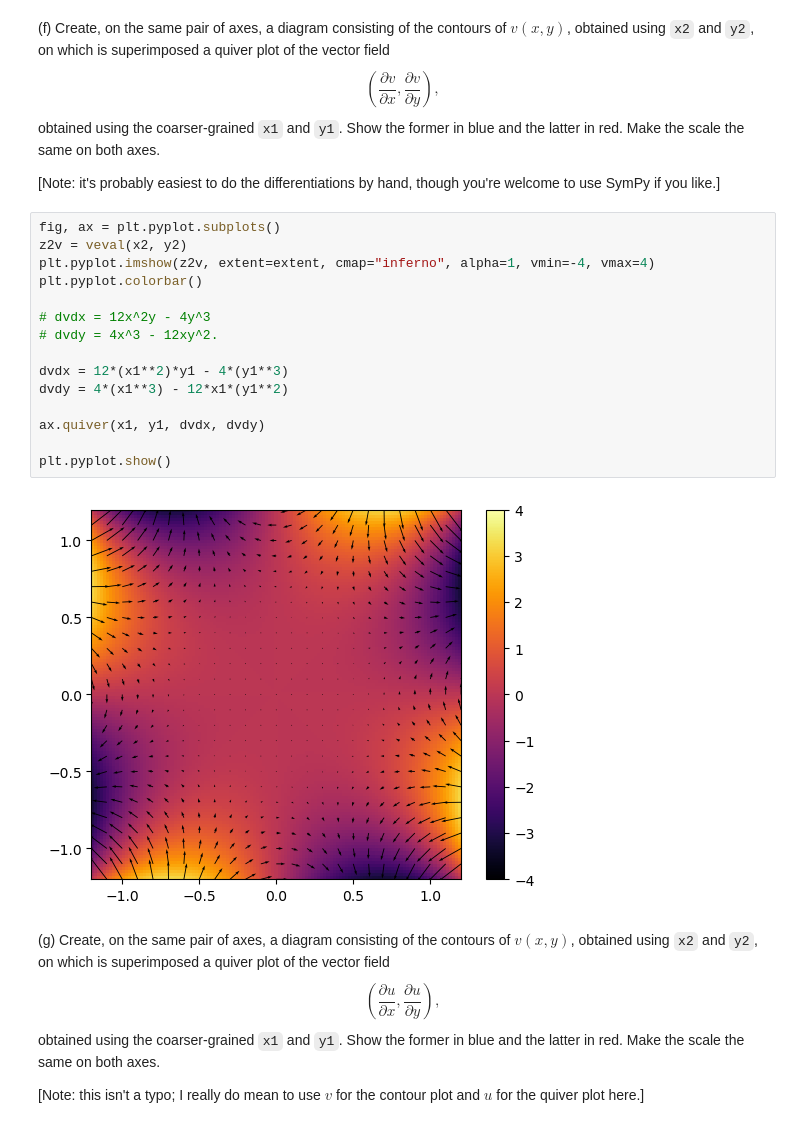
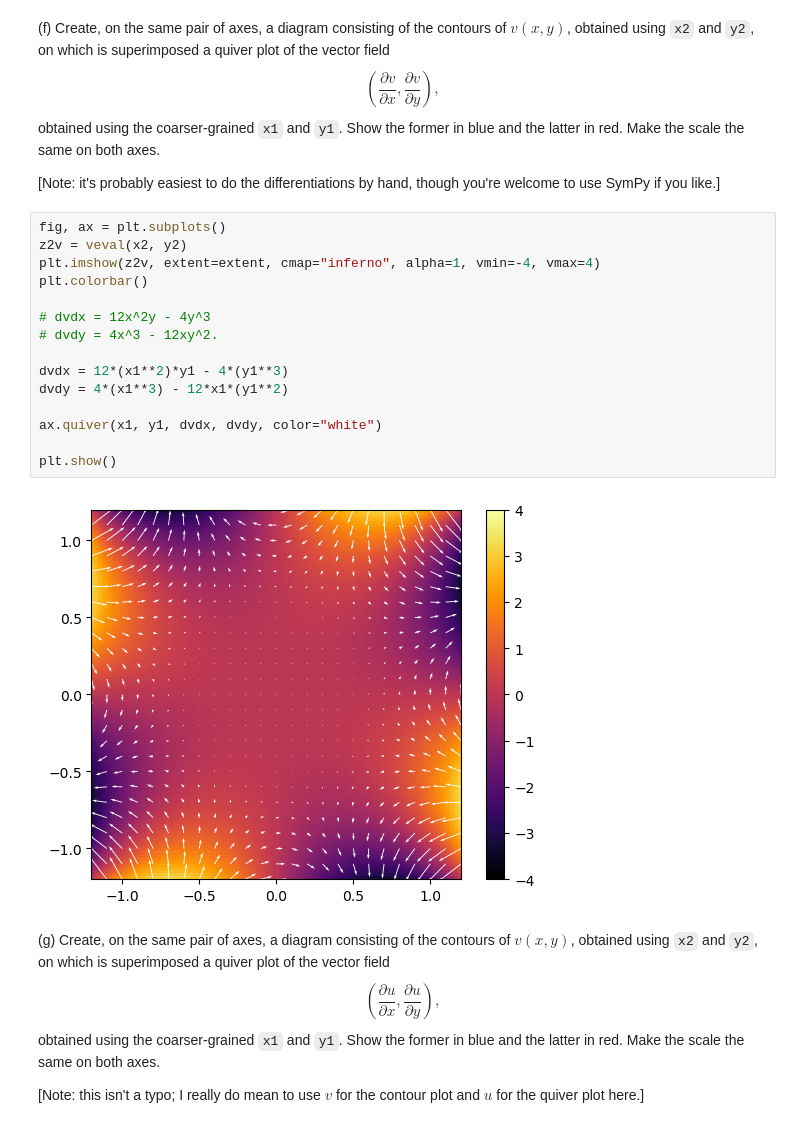
Before and after one commit to Imperial-MATH40006/math40006-2022-23-term2-week4-AridJazzBand, a Jupyter notebook: term2week4.ipynb, the cells around one changed output. Drawn from its saved outputs; the diff is of its cells as text.

```diff
--- a/term2week4.ipynb
+++ b/term2week4.ipynb
@@ -340,22 +340,22 @@ obtained using the coarser-grained `x1` and `y1`. Show the former in blue and th
 
 [Note: it's probably easiest to do the differentiations by hand, though you're welcome to use SymPy if you like.]
 # %%
-fig, ax = plt.pyplot.subplots()
+fig, ax = plt.subplots()
 z2v = veval(x2, y2)
-plt.pyplot.imshow(z2v, extent=extent, cmap="inferno", alpha=1, vmin=-4, vmax=4)
-plt.pyplot.colorbar()
+plt.imshow(z2v, extent=extent, cmap="inferno", alpha=1, vmin=-4, vmax=4)
+plt.colorbar()
 
 # dvdx = 12x^2y - 4y^3
 # dvdy = 4x^3 - 12xy^2.
 
 dvdx = 12*(x1**2)*y1 - 4*(y1**3)
 dvdy = 4*(x1**3) - 12*x1*(y1**2)
 
-ax.quiver(x1, y1, dvdx, dvdy)
+ax.quiver(x1, y1, dvdx, dvdy, color="white")
 
-plt.pyplot.show()
+plt.show()
 # %% [output]
-[figure, old version]
+[figure, new version]
 # %% [markdown]
 (g) Create, on the same pair of axes, a diagram consisting of the contours of $v(x,y)$, obtained using `x2` and `y2`, on which is superimposed a quiver plot of the vector field
 $$\left(\frac{\partial u}{\partial x},\frac{\partial u}{\partial y}\right),$$
```
Also changed, not shown: parts of 23 cells of this notebook.
